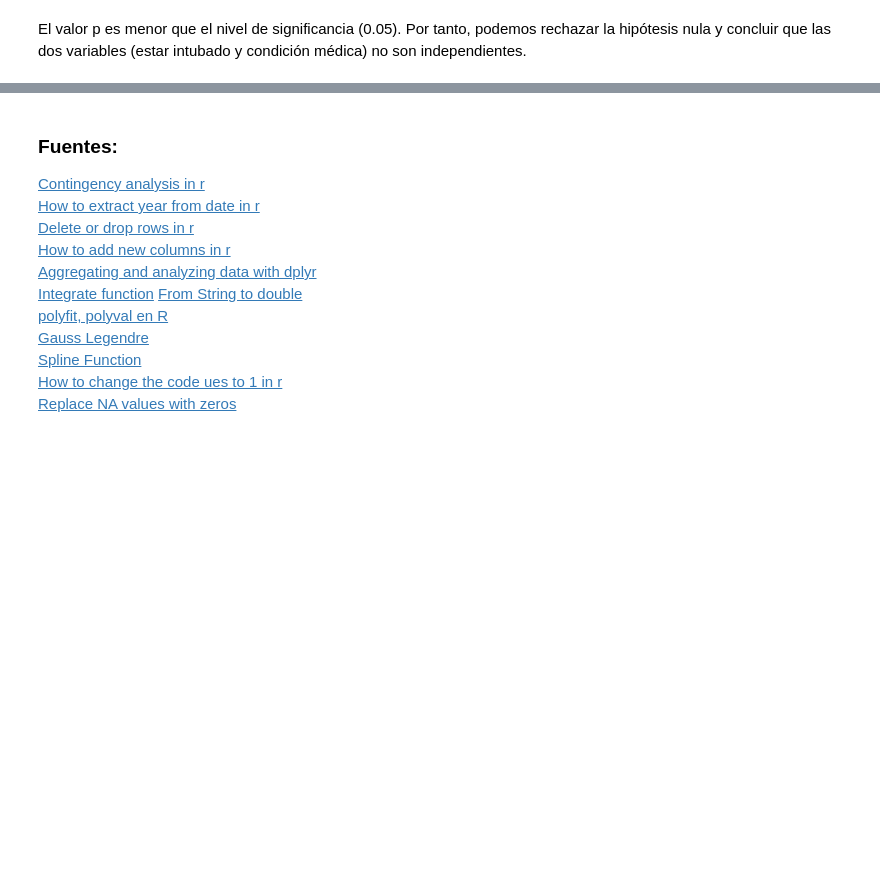
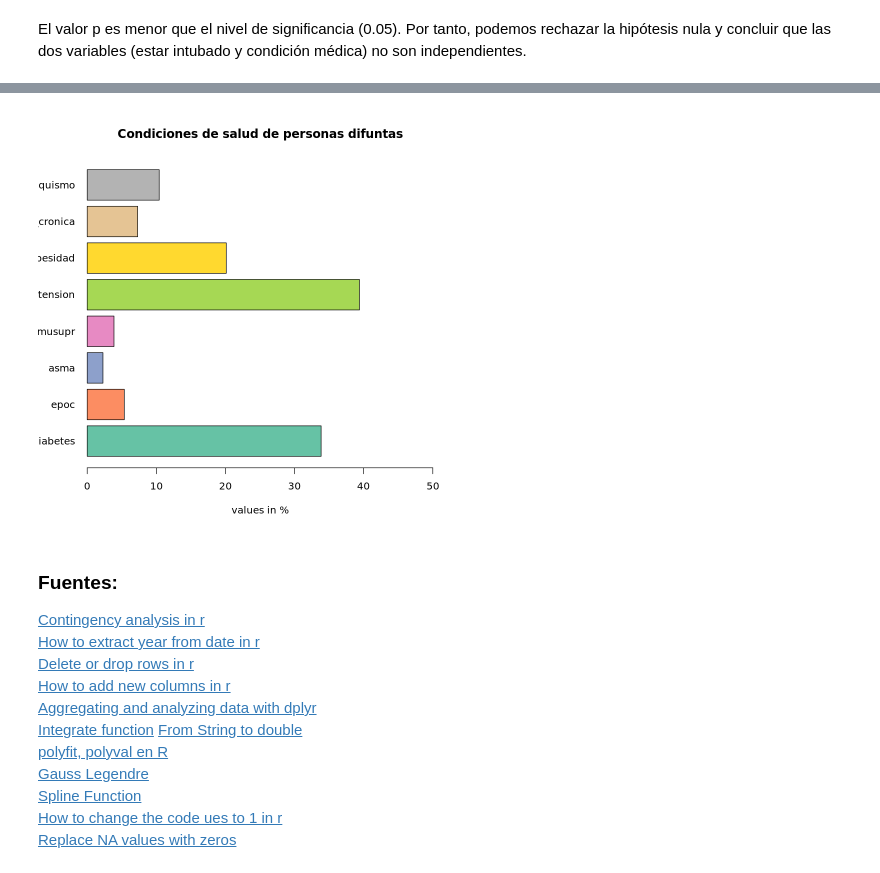
Before and after one commit to prope-2021-gh-classroom/practica-final-verano-2021-marcoyel21, a Jupyter notebook: extraccion_limpieza.ipynb, the cells around one changed output, grey strips where cells are left out. Saved outputs shown, nothing was run; the diff lists cells and outputs as text; code cells hidden in the pictures; blank space fills up the shorter version.

```diff
--- a/extraccion_limpieza.ipynb
+++ b/extraccion_limpieza.ipynb
@@ -562,3 +587,15 @@ El valor p es menor que el nivel de significancia (0.05). Por tanto, podemos rec
+# %%
+barplot(height=data$value, names=data$name,
+        col=coul,
+
+        xlab="values in %",
+        main="Condiciones de salud de personas difuntas",
+        xlim=c(0,50),
+        horiz=TRUE,las=1
+
+        )
+# %% [output]
+[figure, added]
 # %% [markdown]
 <h3>Fuentes:</h3>
 
```
Also changed, not shown: parts of 4 cells of this notebook.
